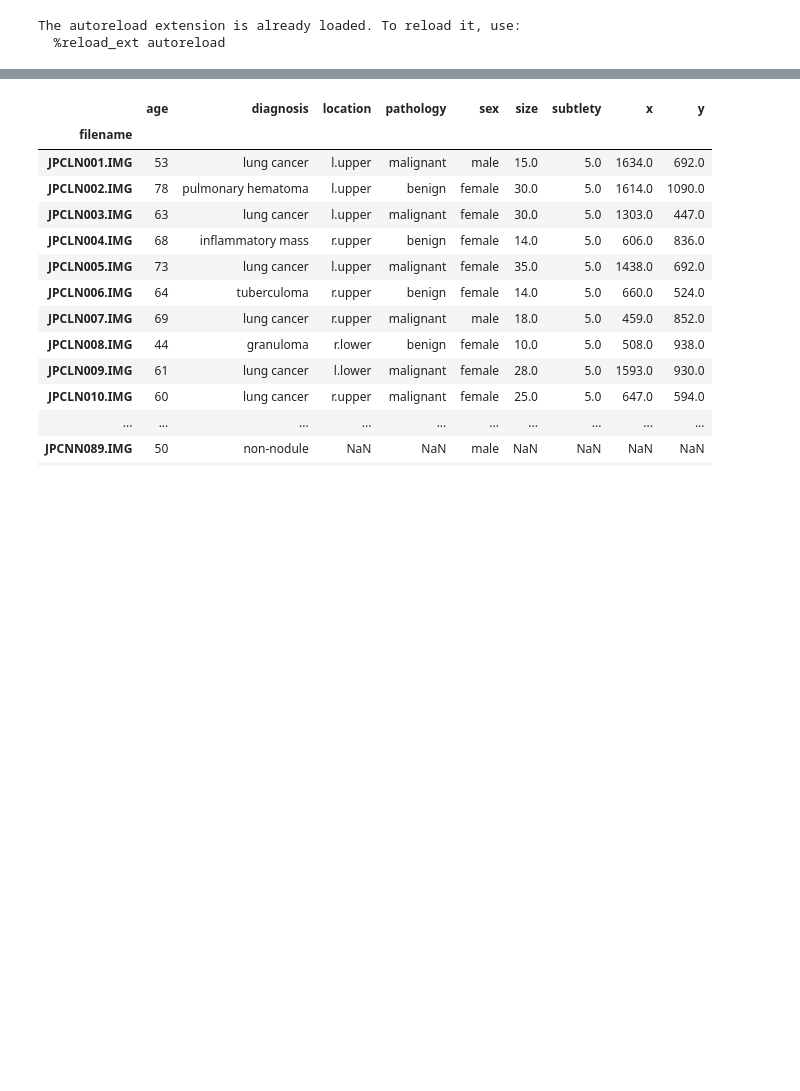
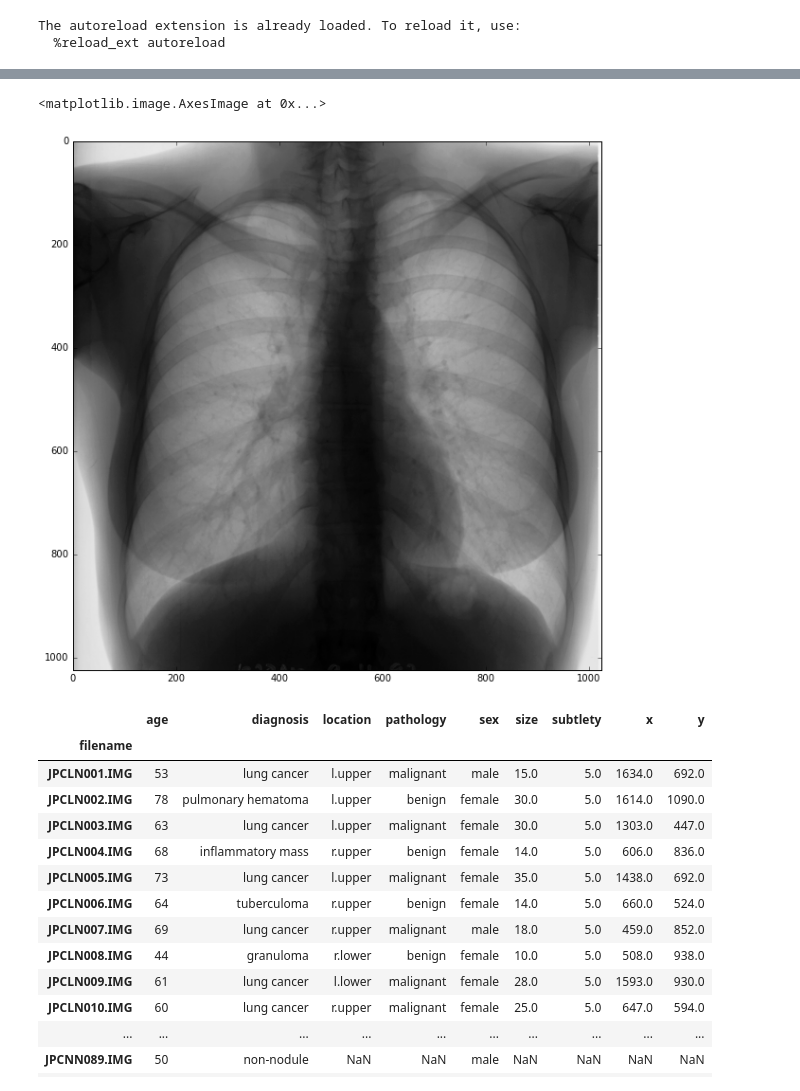
Before and after one commit to mhworth/dl-segmentation, a Jupyter notebook: Reading Images.ipynb, the cells around one changed output, grey strips where cells are left out. Drawn from its saved outputs; the diff is of its cells as text; code cells hidden in the pictures; blank space fills up the shorter version.

```diff
--- a/Reading Images.ipynb
+++ b/Reading Images.ipynb
@@ -58,4 +58,10 @@ print raw_image.shape
 (1024, 1024)
+# %%
+plt.figure(figsize=(10,10))
+imshow(raw_image, cmap='Greys_r')
+# %% [output]
+<matplotlib.image.AxesImage at 0x...>
+[figure, added]
 # %%
 # Setup storage
 PROJECT_ID = "bmi260-1322"
```
Also changed, not shown: parts of 1 cell of this notebook, 1 other file.
